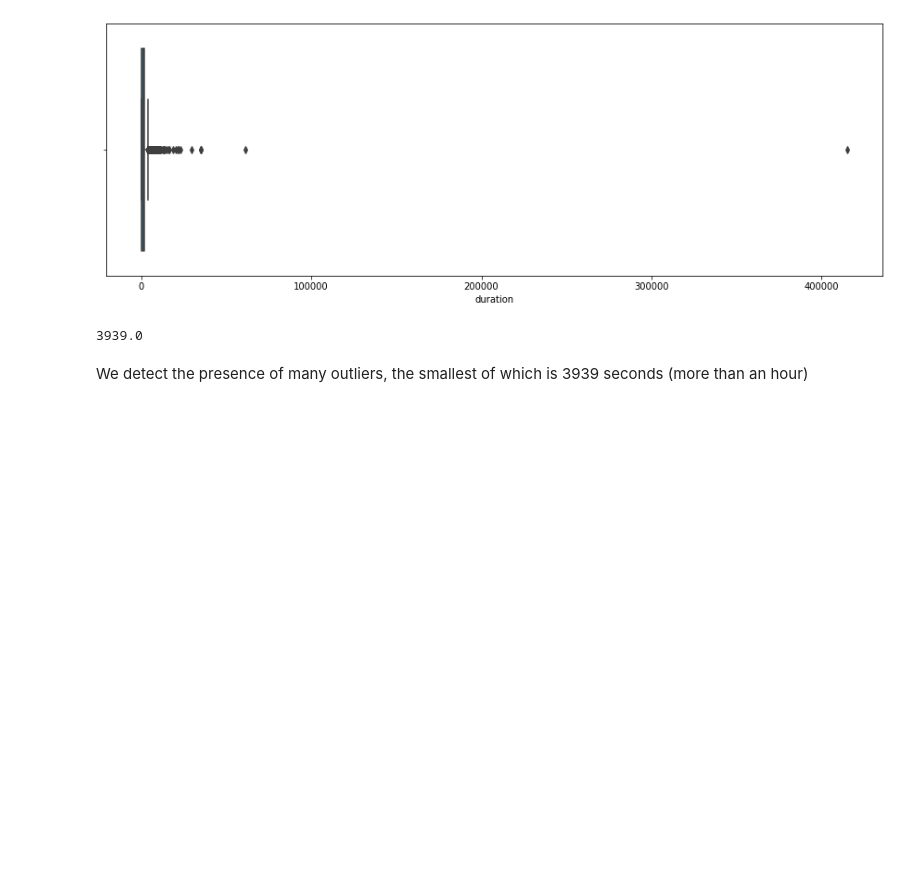
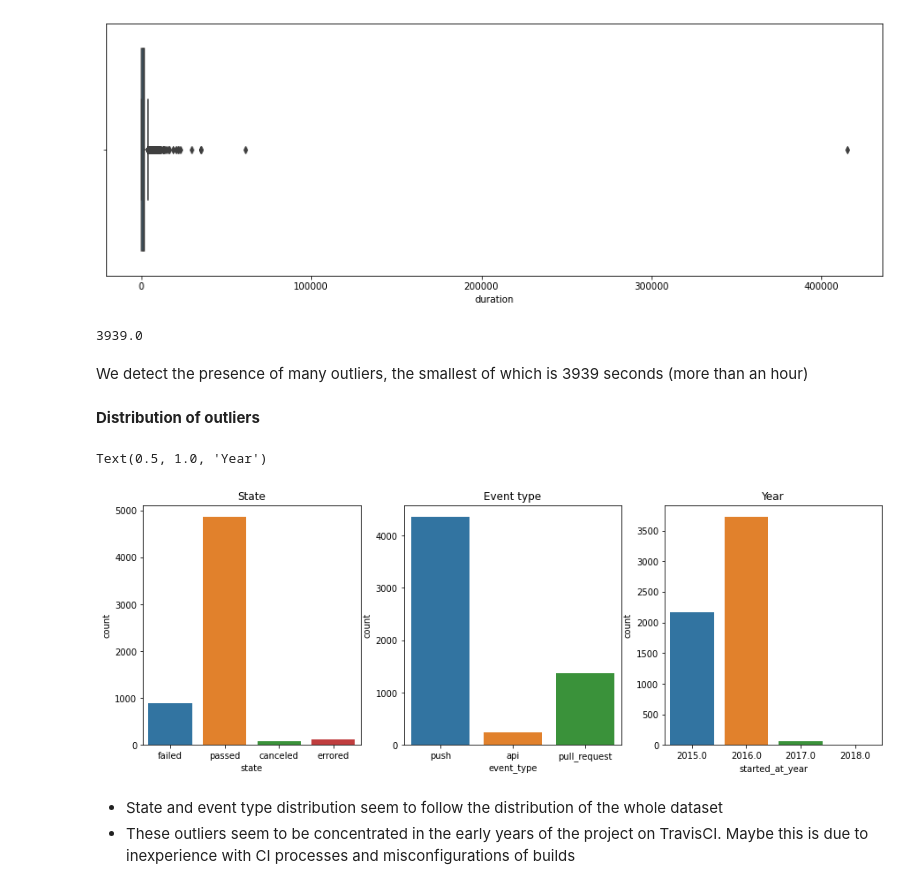
Before and after one commit to IncioMan/Continuous-Integration-metrics-for-post-release-bugs-prediction, a Jupyter notebook: notebooks/analysis/Builds_dataset_analysis.ipynb, the cells around one changed output. Drawn from its saved outputs; the diff is of its cells as text; code cells hidden in the pictures; blank space fills up the shorter version.

```diff
--- a/notebooks/analysis/Builds_dataset_analysis.ipynb
+++ b/notebooks/analysis/Builds_dataset_analysis.ipynb
@@ -233,3 +288,21 @@ boxplot_stats(builds.duration.dropna())[0]["fliers"].min()
 3939.0
 # %% [markdown]
 We detect the presence of many outliers, the smallest of which is 3939 seconds (more than an hour)
+# %% [markdown]
+**Distribution of outliers**
+# %%
+duration_outliers = builds[builds.duration > 3939]
+# %%
+f, axes = plt.subplots(1,3)
+sns.countplot(duration_outliers.state, ax=axes[0])
+axes[0].set_title("State")
+sns.countplot(duration_outliers.event_type, ax=axes[1])
+axes[1].set_title("Event type")
+sns.countplot(duration_outliers.started_at_year, ax=axes[2])
+axes[2].set_title("Year")
+# %% [output]
+Text(0.5, 1.0, 'Year')
+[figure, added]
+# %% [markdown]
+* State and event type distribution seem to follow the distribution of the whole dataset
+* These outliers seem to be concentrated in the early years of the project on TravisCI. Maybe this is due to inexperience with CI processes and misconfigurations of builds
```
Also changed, not shown: parts of 9 cells of this notebook.
